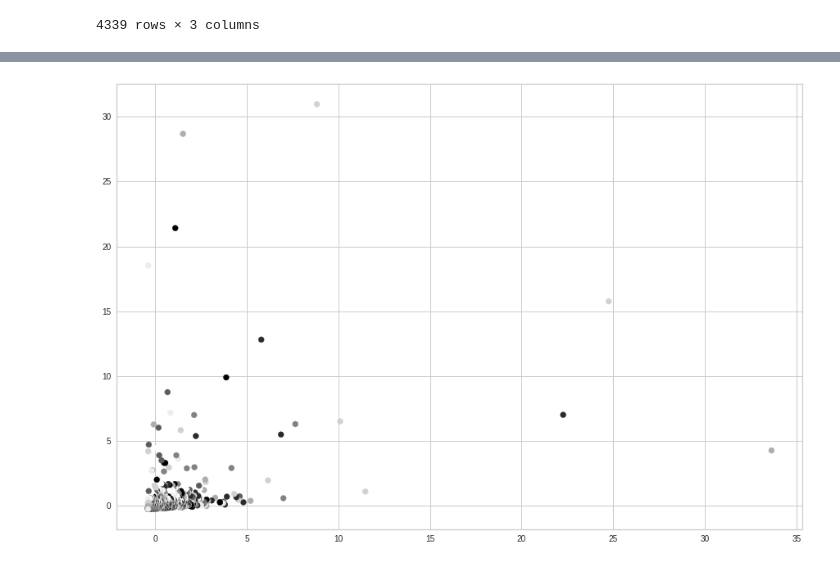
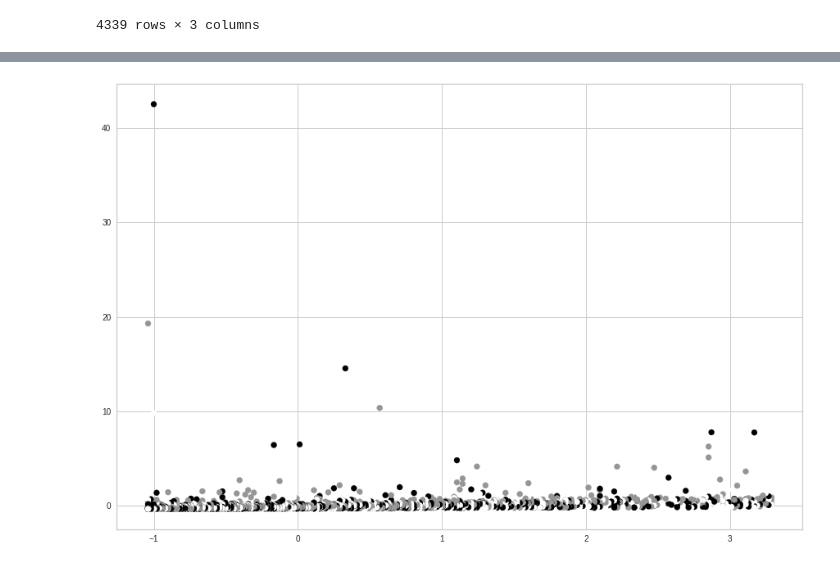
Before and after one commit to Ashu10051998/project-on-Customer-Segementation-in-Unsupervised-ML-, a Jupyter notebook: Copy_of_Online_Retail_Customer_Segmentation_Capstone_Project.ipynb, the cells around one changed output, grey strips where cells are left out. Drawn from its saved outputs; the diff is of its cells as text; code cells hidden in the pictures.

```diff
--- a/Copy_of_Online_Retail_Customer_Segmentation_Capstone_Project.ipynb
+++ b/Copy_of_Online_Retail_Customer_Segmentation_Capstone_Project.ipynb
@@ -269,0 +282,6 @@ new_df
+# %%
+IQR=new_df.Frequency.quantile(0.75)-new_df.Frequency.quantile(0.25)
+u_lim_freq=new_df.Frequency.quantile(0.75)+1.5*IQR
+l_lim_freq=new_df.Frequency.quantile(0.25)-1.5*IQR
+print(u_lim_freq,l_lim_freq)
+new_df=new_df[(new_df['Frequency']>l_lim_freq)&(new_df['Frequency']<u_lim_freq)]
@@ -311,9 +340,9 @@ KElbowVisualizer(ax=<matplotlib.axes._subplots.AxesSubplot object at 0x...>,
 # %%
 plt.figure(figsize=[15,10])
-kmean=KMeans(n_clusters=8)
+kmean=KMeans(n_clusters=3)
 kmean.fit(scaled_df)
 ymean=kmean.predict(scaled_df)
 plt.scatter(scaled_df['Frequency'],scaled_df['Amount'],c=ymean)
 plt.show()
 # %% [output]
-[figure, old version]
+[figure, new version]
```
Also changed, not shown: parts of 23 cells of this notebook.
